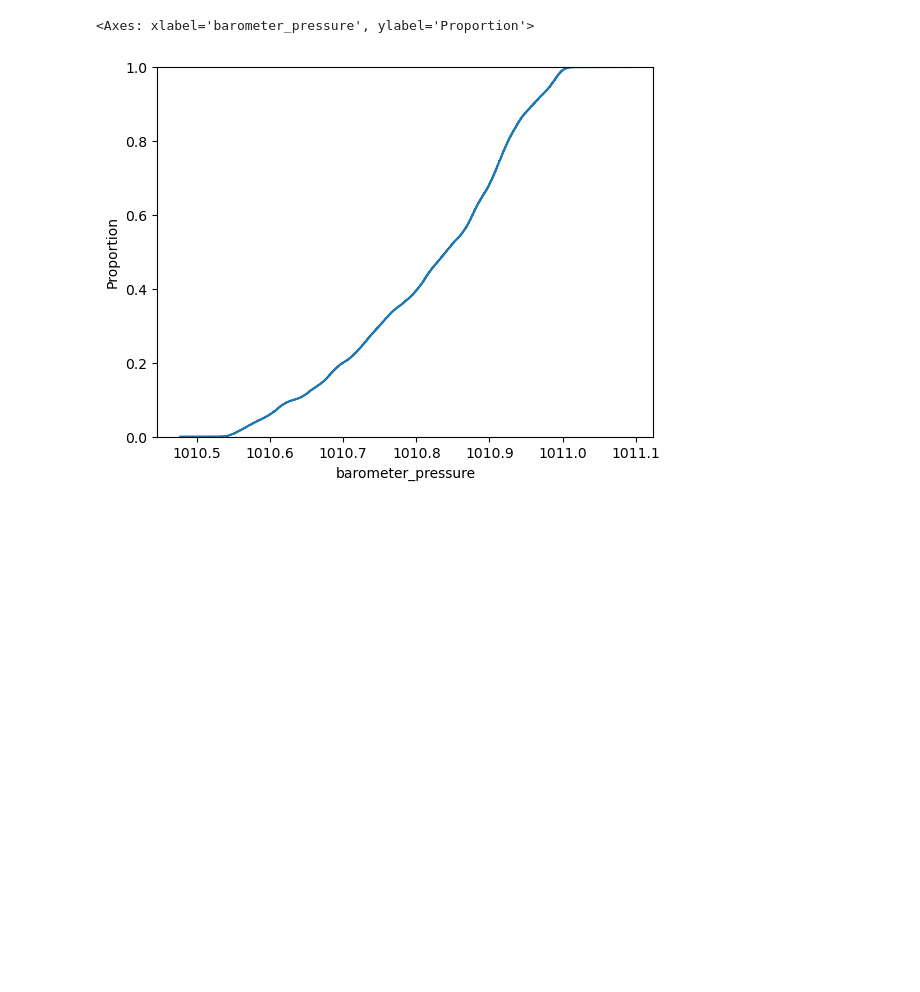
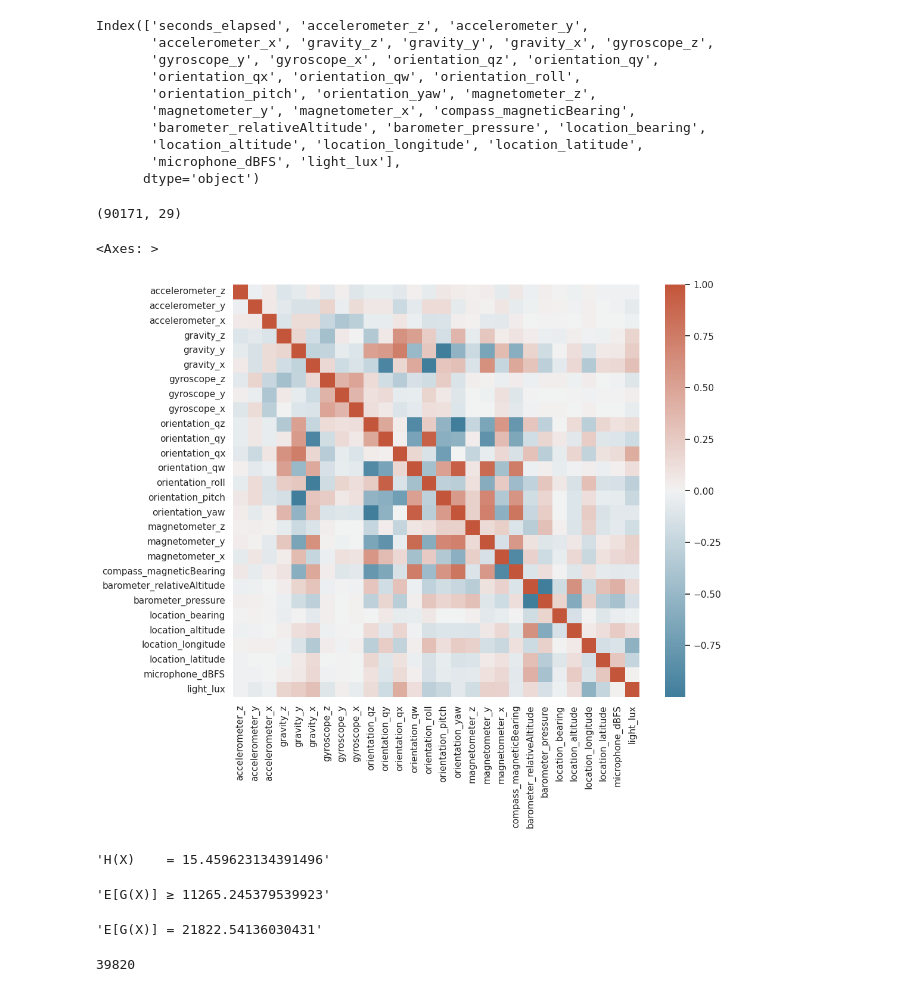
Before and after one commit to cgshep/practical-guessing-sensor-attacks, a Jupyter notebook: eda_nb.ipynb, the cells around one changed output. Cells and saved outputs as stored; diff of their text form; code cells hidden in the pictures; blank space fills up the shorter version.

```diff
--- a/eda_nb.ipynb
+++ b/eda_nb.ipynb
@@ -4,7 +7,37 @@ import seaborn as sns
 # %%
-pixel_garden = pd.read_csv("data/garden/GardenPixel-2025-03-23_17-03-12-8132b4b89fb54aa7a9762a4a82d6863d.csv")
+permitted_cols = ['seconds_elapsed', 'accelerometer_z', 'accelerometer_y',
+       'accelerometer_x', 'gravity_z', 'gravity_y', 'gravity_x', 'gyroscope_z',
+       'gyroscope_y', 'gyroscope_x', 'orientation_qz', 'orientation_qy',
+       'orientation_qx', 'orientation_qw', 'orientation_roll',
+       'orientation_pitch', 'orientation_yaw', 'magnetometer_z',
+       'magnetometer_y', 'magnetometer_x', 'compass_magneticBearing',
+       'barometer_relativeAltitude', 'barometer_pressure',
+       'location_bearing', 'location_altitude', 'location_longitude',
+       'location_latitude', 'microphone_dBFS', 'light_lux']
+
+pixel_garden = pd.read_csv("data/garden/GardenPixel-2025-03-23_17-03-12-8132b4b89fb54aa7a9762a4a82d6863d.csv",
+                          usecols=permitted_cols).dropna()
 # %%
-sns.ecdfplot(data=pixel_garden["barometer_pressure"])
+display(pixel_garden.columns)
+display(pixel_garden.shape)
 # %% [output]
-<Axes: xlabel='barometer_pressure', ylabel='Proportion'>
+Index(['seconds_elapsed', 'accelerometer_z', 'accelerometer_y',
+       'accelerometer_x', 'gravity_z', 'gravity_y', 'gravity_x', 'gyroscope_z',
+       'gyroscope_y', 'gyroscope_x', 'orientation_qz', 'orientation_qy',
+       'orientation_qx', 'orientation_qw', 'orientation_roll',
+       'orientation_pitch', 'orientation_yaw', 'magnetometer_z',
+       'magnetometer_y', 'magnetometer_x', 'compass_magneticBearing',
+       'barometer_relativeAltitude', 'barometer_pressure', 'location_bearing',
+       'location_altitude', 'location_longitude', 'location_latitude',
+       'microphone_dBFS', 'light_lux'],
+      dtype='object')
-[figure, removed]
+(90171, 29)
+# %%
+sns.set_theme(style="whitegrid")
+cmap = sns.diverging_palette(230, 20, as_cmap=True)
+# Set up the matplotlib figure
+f, ax = plt.subplots(figsize=(11, 9))
+sns.heatmap(pixel_garden.drop("seconds_elapsed", axis=1).corr(), cmap=cmap)
+# %% [output]
+<Axes: >
+[figure, added]
@@ -10,0 +101,6 @@ sns.ecdfplot(data=pixel_garden["barometer_pressure"])
+# %%
+display_entropies(pixel_garden["accelerometer_x"])
+# %% [output]
+'H(X)    = 15.459623134391496'
+'E[G(X)] ≥ 11265.245379539923'
+'E[G(X)] = 21822.54136030431'
@@ -10,0 +124,4 @@ sns.ecdfplot(data=pixel_garden["barometer_pressure"])
+# %%
+marginal_guesswork(pixel_garden["accelerometer_x"])
+# %% [output]
+39820
```
Also changed, not shown: parts of 5 cells of this notebook.
